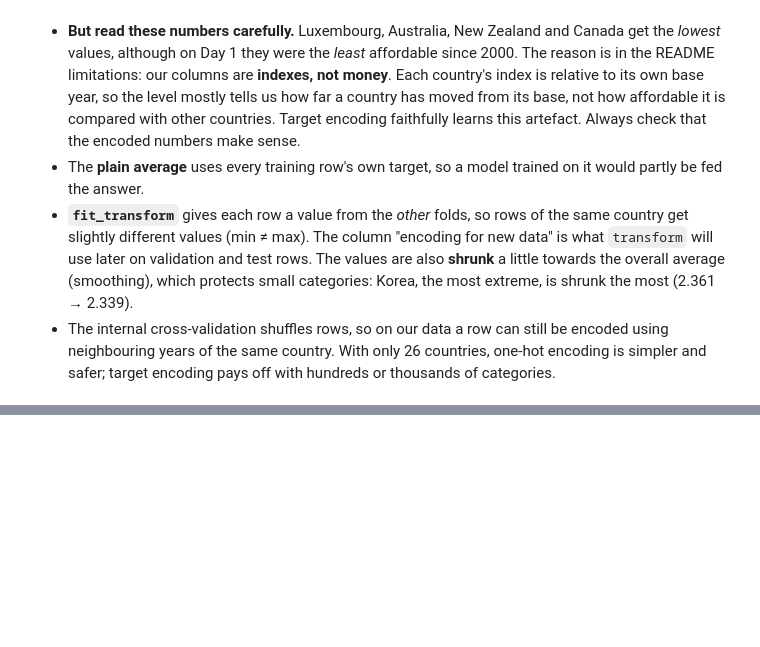
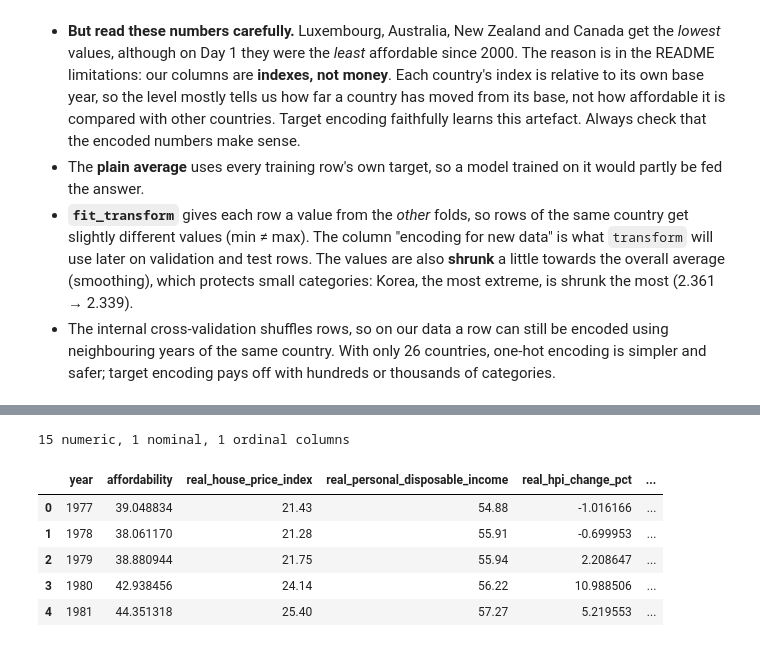
Before and after one commit to iaac-maai/Group8-day1-assignment, a Jupyter notebook: notebook/Day2_models.ipynb, the cells around one changed output, grey strips where cells are left out. Cells and saved outputs as stored; diff of their text form; code cells hidden in the pictures; blank space fills up the shorter version.

Commit message:
Day 2: add encoder guide and section 2.4 ColumnTransformer

```diff
--- a/notebook/Day2_models.ipynb
+++ b/notebook/Day2_models.ipynb
@@ -1004,0 +1030,21 @@ te_table.sort_values("plain average (leaks)").round(3)
+# %%
+from sklearn.compose import ColumnTransformer
+
+# "raw" version of our inputs: numbers + region and decade as text
+numeric_cols = [c for c in X.columns if not c.startswith("region_") and c != "decade"] + ["log_affordability"]
+nominal_cols = ["region"]
+ordinal_cols = ["decade"]
+
+X_raw = pd.concat([X_honest[numeric_cols], cat_df[nominal_cols + ordinal_cols]], axis=1)
+X_raw_train, X_raw_test = X_raw[is_train], X_raw[~is_train]
+
+print(f"{len(numeric_cols)} numeric, {len(nominal_cols)} nominal, {len(ordinal_cols)} ordinal columns")
+X_raw_train.head()
+# %% [output]
+15 numeric, 1 nominal, 1 ordinal columns
+|  | year | affordability | real_house_price_index | real_personal_disposable_income | real_hpi_change_pct | ... |
+| 0 | 1977 | 39.048834 | 21.43 | 54.88 | -1.016166 | ... |
+| 1 | 1978 | 38.061170 | 21.28 | 55.91 | -0.699953 | ... |
+| 2 | 1979 | 38.880944 | 21.75 | 55.94 | 2.208647 | ... |
+| 3 | 1980 | 42.938456 | 24.14 | 56.22 | 10.988506 | ... |
+| 4 | 1981 | 44.351318 | 25.40 | 57.27 | 5.219553 | ... |
```
Also changed, not shown: parts of 7 cells of this notebook.
